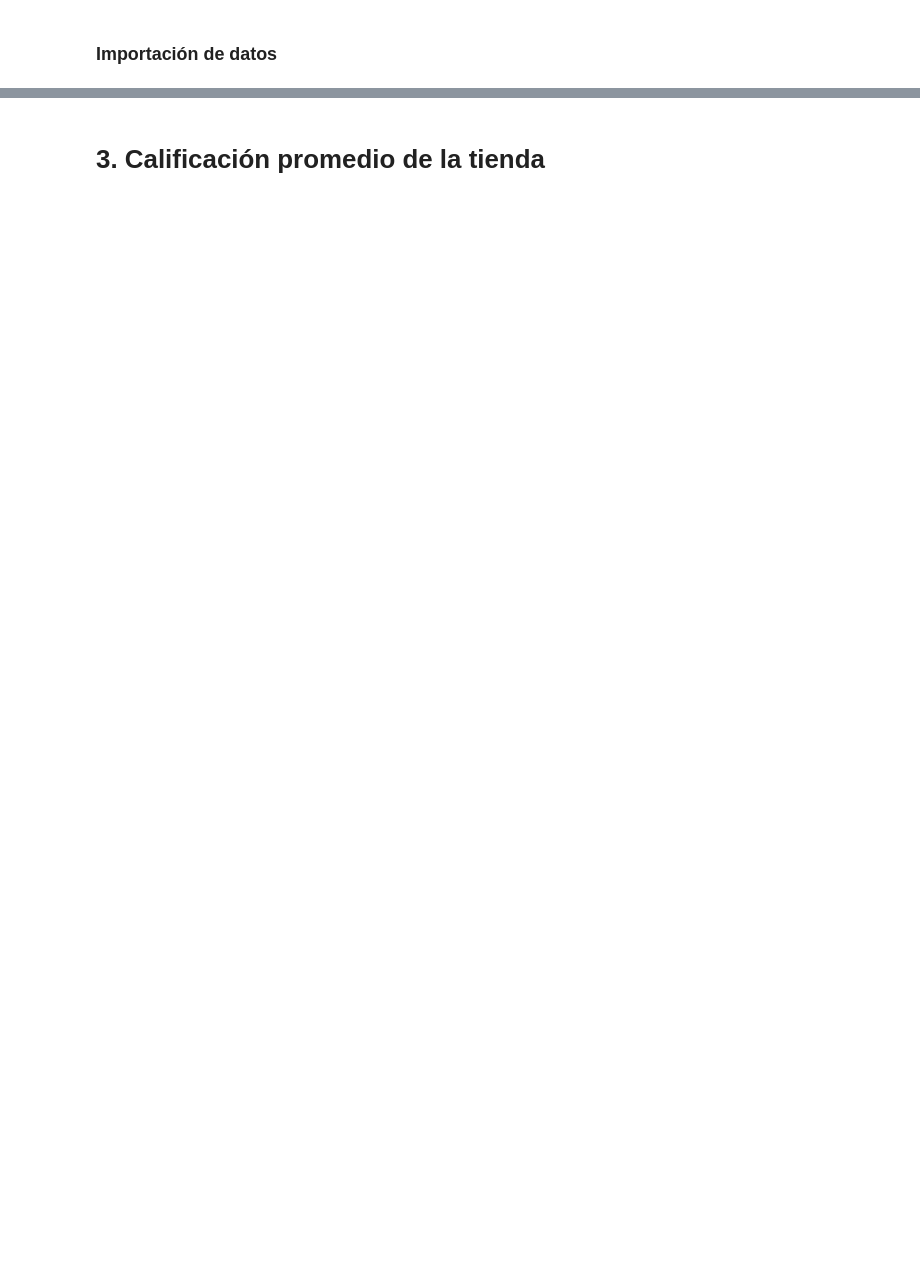
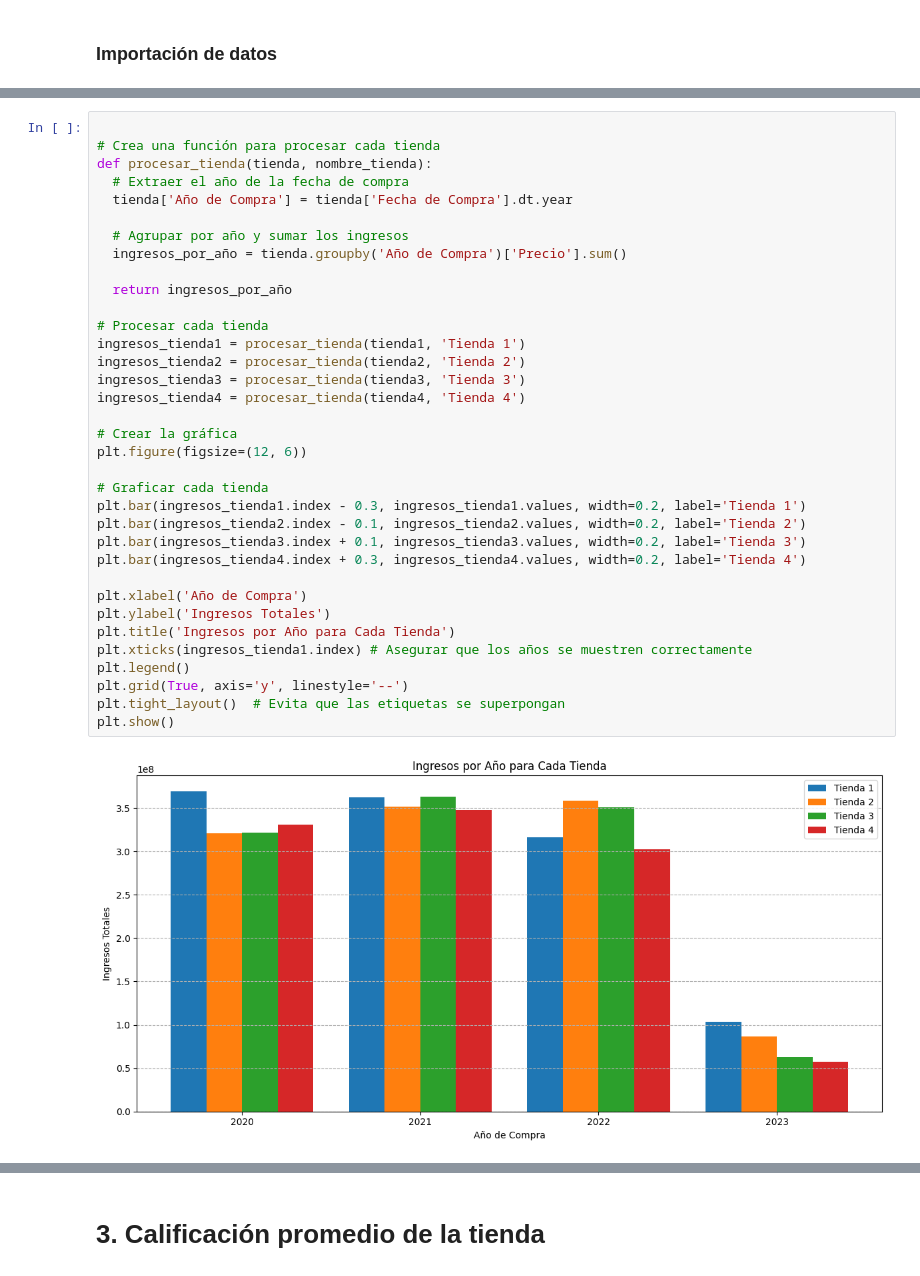
Before and after one commit to JonathanPuertaG/challenge_data_science, a Jupyter notebook: Copia_de_AluraStoreLatam.ipynb, the cells around one changed output, grey strips where cells are left out. Saved outputs shown, nothing was run; the diff lists cells and outputs as text; blank space fills up the shorter version.

```diff
--- a/Copia_de_AluraStoreLatam.ipynb
+++ b/Copia_de_AluraStoreLatam.ipynb
@@ -29,0 +95,37 @@ tienda.head()
+# %%
+
+# Crea una función para procesar cada tienda
+def procesar_tienda(tienda, nombre_tienda):
+  # Extraer el año de la fecha de compra
+  tienda['Año de Compra'] = tienda['Fecha de Compra'].dt.year
+
+  # Agrupar por año y sumar los ingresos
+  ingresos_por_año = tienda.groupby('Año de Compra')['Precio'].sum()
+
+  return ingresos_por_año
+
+# Procesar cada tienda
+ingresos_tienda1 = procesar_tienda(tienda1, 'Tienda 1')
+ingresos_tienda2 = procesar_tienda(tienda2, 'Tienda 2')
+ingresos_tienda3 = procesar_tienda(tienda3, 'Tienda 3')
+ingresos_tienda4 = procesar_tienda(tienda4, 'Tienda 4')
+
+# Crear la gráfica
+plt.figure(figsize=(12, 6))
+
+# Graficar cada tienda
+plt.bar(ingresos_tienda1.index - 0.3, ingresos_tienda1.values, width=0.2, label='Tienda 1')
+plt.bar(ingresos_tienda2.index - 0.1, ingresos_tienda2.values, width=0.2, label='Tienda 2')
+plt.bar(ingresos_tienda3.index + 0.1, ingresos_tienda3.values, width=0.2, label='Tienda 3')
+plt.bar(ingresos_tienda4.index + 0.3, ingresos_tienda4.values, width=0.2, label='Tienda 4')
+
+plt.xlabel('Año de Compra')
+plt.ylabel('Ingresos Totales')
+plt.title('Ingresos por Año para Cada Tienda')
+plt.xticks(ingresos_tienda1.index) # Asegurar que los años se muestren correctamente
+plt.legend()
+plt.grid(True, axis='y', linestyle='--')
+plt.tight_layout()  # Evita que las etiquetas se superpongan
+plt.show()
+# %% [output]
+[figure, added]
```
Also changed, not shown: parts of 36 cells of this notebook.
